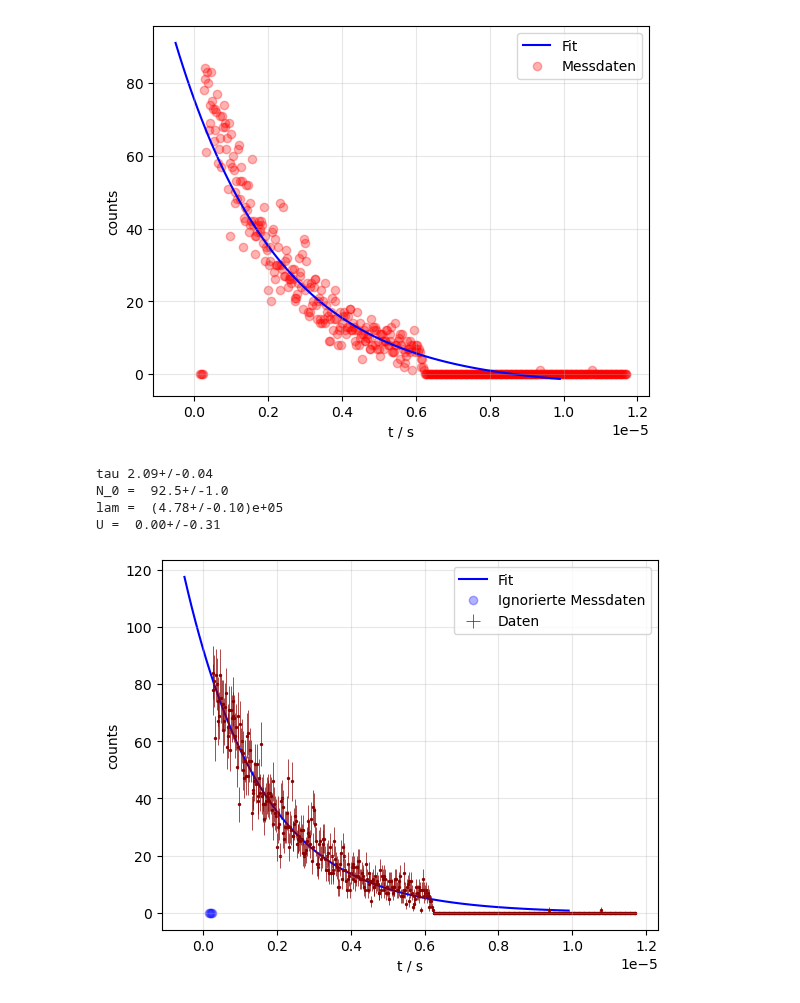
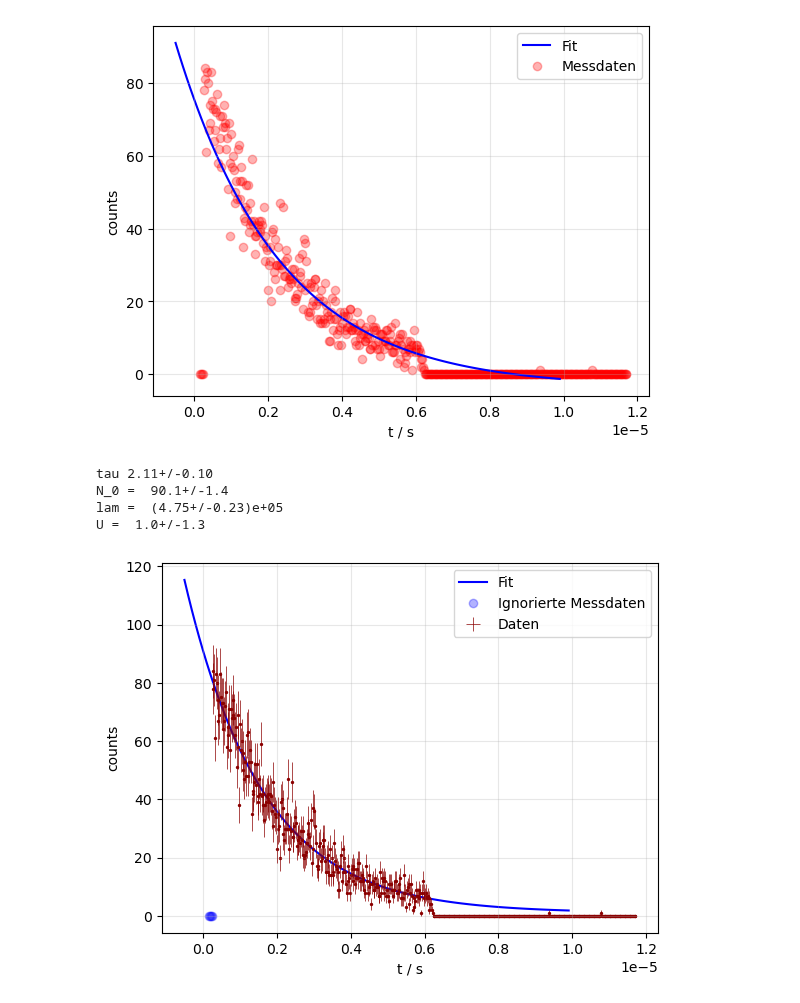
Before and after one commit to waerther/fortgeschrittenenpraktikum, a Jupyter notebook: v01/auswertung.ipynb, the cells around one changed output. Cells and saved outputs as stored; diff of their text form; code cells hidden in the pictures.

```diff
--- a/v01/auswertung.ipynb
+++ b/v01/auswertung.ipynb
@@ -178,38 +178,39 @@ Fehler:  [1.55335125e+00 1.64916559e+04 8.28314658e-01]
 # %%
 def func4(t, N_0, lam, U):
     return N_0 * np.exp(- lam * t)+ U
 
 bounds = ([0, 0, 0], [np.inf, np.inf, np.inf])
 
 t = func3(bins)#- func(4, m, b).nominal_value * 10**-6
-params, cov = curve_fit(func4, t[4:], counts[4:], bounds=bounds)
+fitmask = (counts > 1)
+params, cov = curve_fit(func4, t[fitmask], counts[fitmask], bounds=bounds)
 N_0 = ufloat(params[0], np.sqrt(np.diag(cov))[0])
 lam = ufloat(params[1], np.sqrt(np.diag(cov))[1])
 U = ufloat(params[2], np.sqrt(np.diag(cov))[2])
 
 print('tau', (1 / lam ) * 10**6)
 print('N_0 = ', N_0)
 print('lam = ', lam)
 print('U = ', U)
 
 
 x = np.arange(-0.5 *  10**(-6),10 * 10**(-6),0.1* 10**(-6))
 plt.plot(x, func4(x, *params), ls='-', c='b', zorder=1, label='Fit')
 # plt.plot(t[4:],counts[4:], 'o', alpha=0.3, c='r', zorder=0, label='Messdaten')
 plt.errorbar(x=t[4:], y=counts[4:],xerr=0, yerr=np.sqrt(counts[4:]), label="Daten", color='darkred',elinewidth=0.5, fmt=' ')
 plt.scatter(x=t[4:], y=counts[4:], color='darkred', s=2)
 plt.plot(t[:4],counts[:4], 'o', alpha=0.3, c='b', zorder=0, label='Ignorierte Messdaten')
 plt.xlabel('t / s')
 plt.ylabel('counts')
 plt.grid('::', alpha=0.3)
 plt.legend()
 plt.show()
 # %% [output]
-tau 2.09+/-0.04
-N_0 =  92.5+/-1.0
-lam =  (4.78+/-0.10)e+05
-U =  0.00+/-0.31
+tau 2.11+/-0.10
+N_0 =  90.1+/-1.4
+lam =  (4.75+/-0.23)e+05
+U =  1.0+/-1.3
-[figure, old version]
+[figure, new version]
 # %%
 data1 = np.c_[bins[:40], counts[:40], bins[40:80], counts[40:80], bins[80:120], counts[80:120], bins[120:160],counts[120:160]]
 
```
Also changed, not shown: parts of 1 cell of this notebook, 3 other files.
